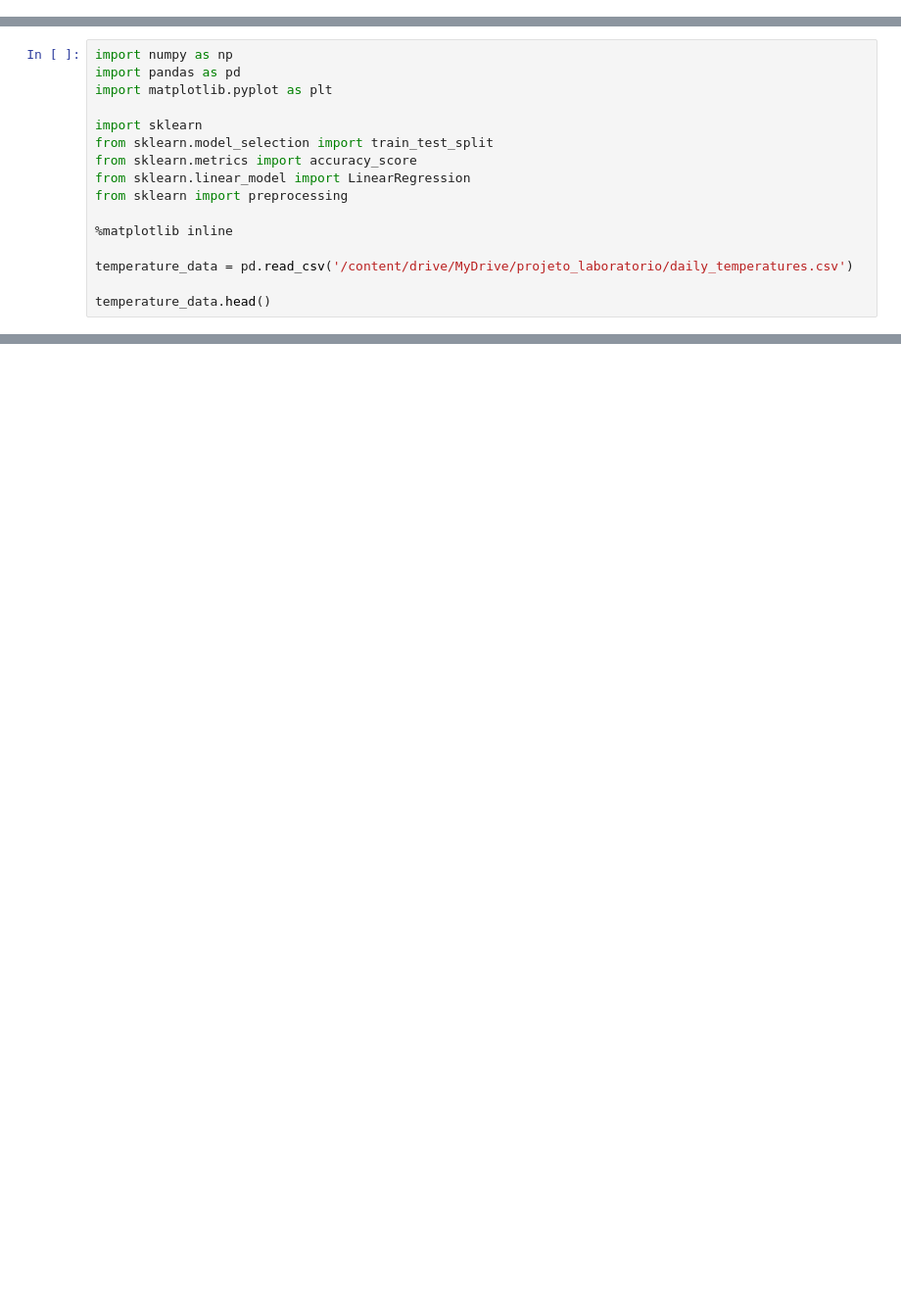
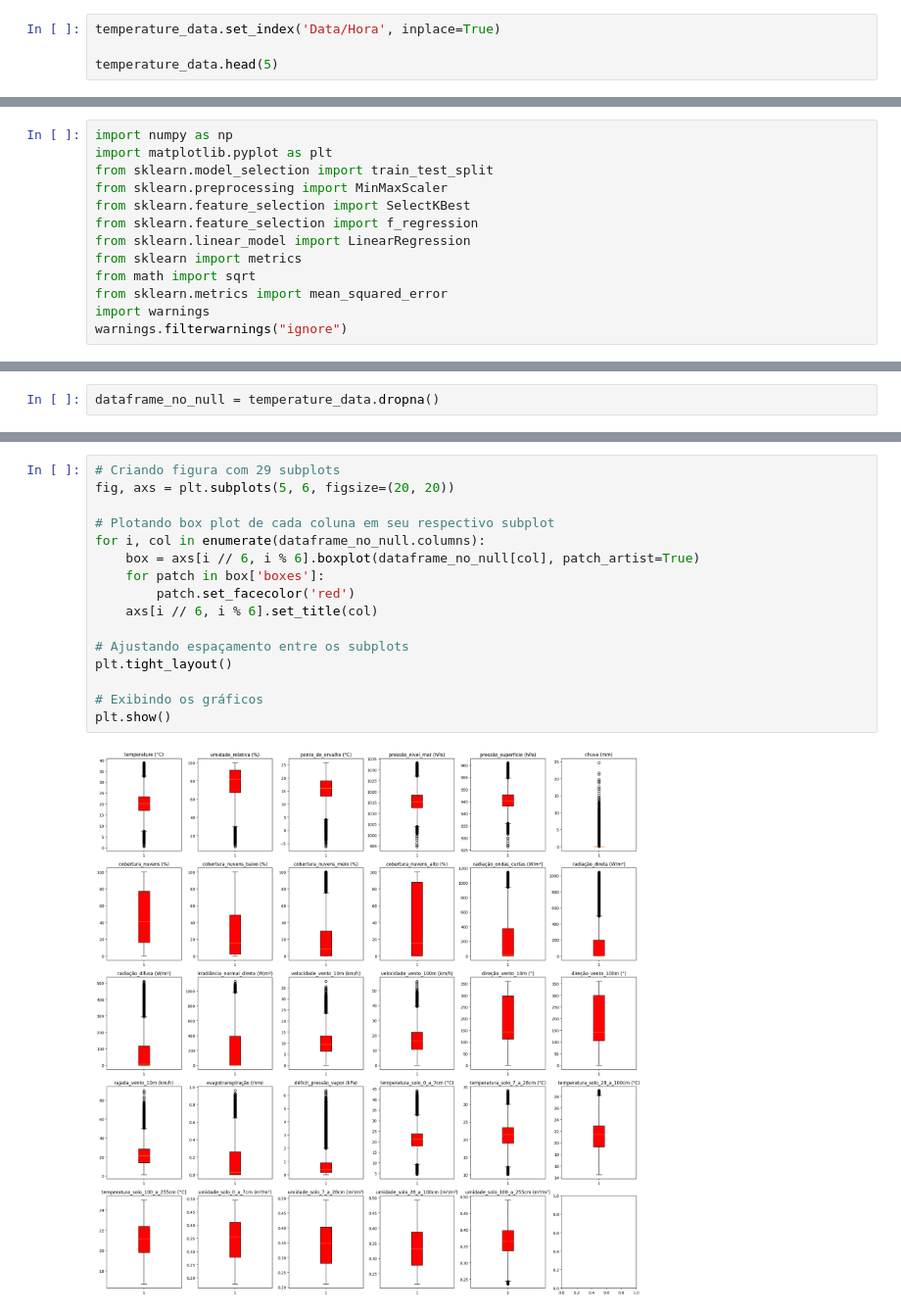
Before and after one commit to silvaniacorreia/desafio_BIGMAAP, a Jupyter notebook: Previsão_de_Temperaturas_em_Sorocaba.ipynb, the cells around one changed output, grey strips where cells are left out. Shown at 98% size. Drawn from its saved outputs; the diff is of its cells as text; blank space fills up the shorter version.

```diff
--- a/Previsão_de_Temperaturas_em_Sorocaba.ipynb
+++ b/Previsão_de_Temperaturas_em_Sorocaba.ipynb
@@ -2,0 +80,4 @@
+# %%
+temperature_data.set_index('Data/Hora', inplace=True)
+
+temperature_data.head(5)
@@ -3,16 +132,13 @@
 # %%
 import numpy as np
-import pandas as pd
 import matplotlib.pyplot as plt
-
-import sklearn
 from sklearn.model_selection import train_test_split
-from sklearn.metrics import accuracy_score
+from sklearn.preprocessing import MinMaxScaler
+from sklearn.feature_selection import SelectKBest
+from sklearn.feature_selection import f_regression
 from sklearn.linear_model import LinearRegression
-from sklearn import preprocessing
-
-%matplotlib inline
-
-temperature_data = pd.read_csv('/content/drive/MyDrive/projeto_laboratorio/daily_temperatures.csv')
-
-temperature_data.head()
+from sklearn import metrics
+from math import sqrt
+from sklearn.metrics import mean_squared_error
+import warnings
+warnings.filterwarnings("ignore")
@@ -25,0 +174,2 @@ temperature_data.head()
+# %%
+dataframe_no_null = temperature_data.dropna()
@@ -25,0 +206,18 @@ temperature_data.head()
+# %%
+# Criando figura com 29 subplots
+fig, axs = plt.subplots(5, 6, figsize=(20, 20))
+
+# Plotando box plot de cada coluna em seu respectivo subplot
+for i, col in enumerate(dataframe_no_null.columns):
+    box = axs[i // 6, i % 6].boxplot(dataframe_no_null[col], patch_artist=True)
+    for patch in box['boxes']:
+        patch.set_facecolor('red')
+    axs[i // 6, i % 6].set_title(col)
+
+# Ajustando espaçamento entre os subplots
+plt.tight_layout()
+
+# Exibindo os gráficos
+plt.show()
+# %% [output]
+[figure, added]
```
Also changed, not shown: parts of 69 cells of this notebook.
